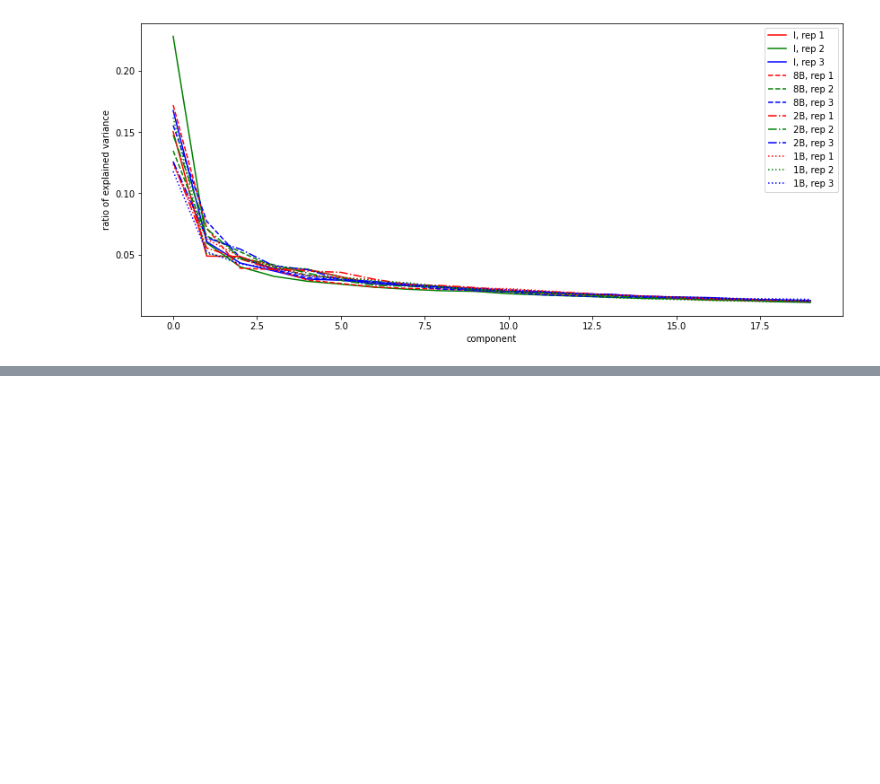
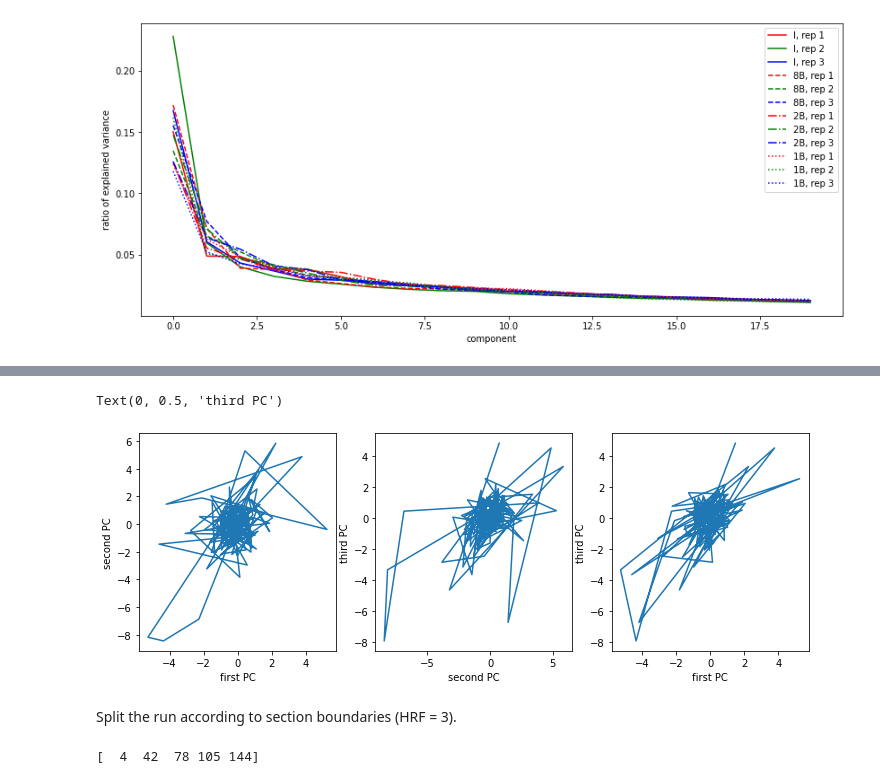
Before and after one commit to riesacassano/fMRI_piano, a Jupyter notebook: ryc_100121_PCA.ipynb, the cells around one changed output, grey strips where cells are left out. Cells and saved outputs as stored; diff of their text form; code cells hidden in the pictures; blank space fills up the shorter version.

```diff
--- a/ryc_100121_PCA.ipynb
+++ b/ryc_100121_PCA.ipynb
@@ -144,0 +189,27 @@ Fit PCA for the average over subjects, then transform each subject individually.
+# %%
+# plot each projection
+fig,ax = plt.subplots(1,3,figsize=(12,4))
+ax[0].plot(test_TRxPC[0,:],test_TRxPC[1,:])
+ax[0].set_xlabel('first PC')
+ax[0].set_ylabel('second PC')
+
+ax[1].plot(test_TRxPC[1,:],test_TRxPC[2,:])
+ax[1].set_xlabel('second PC')
+ax[1].set_ylabel('third PC')
+
+ax[2].plot(test_TRxPC[0,:],test_TRxPC[2,:])
+ax[2].set_xlabel('first PC')
+ax[2].set_ylabel('third PC')
+# %% [output]
+Text(0, 0.5, 'third PC')
+[figure, added]
+# %% [markdown]
+Split the run according to section boundaries (HRF = 3).
+# %%
+HRF = 3
+section_boundaries = np.array((1,39,75,102,141))
+sb = section_boundaries + HRF
+colors = ['black','red','green','blue','pink','black']
+print(sb)
+# %% [output]
+[  4  42  78 105 144]
```
Also changed, not shown: parts of 11 cells of this notebook.
